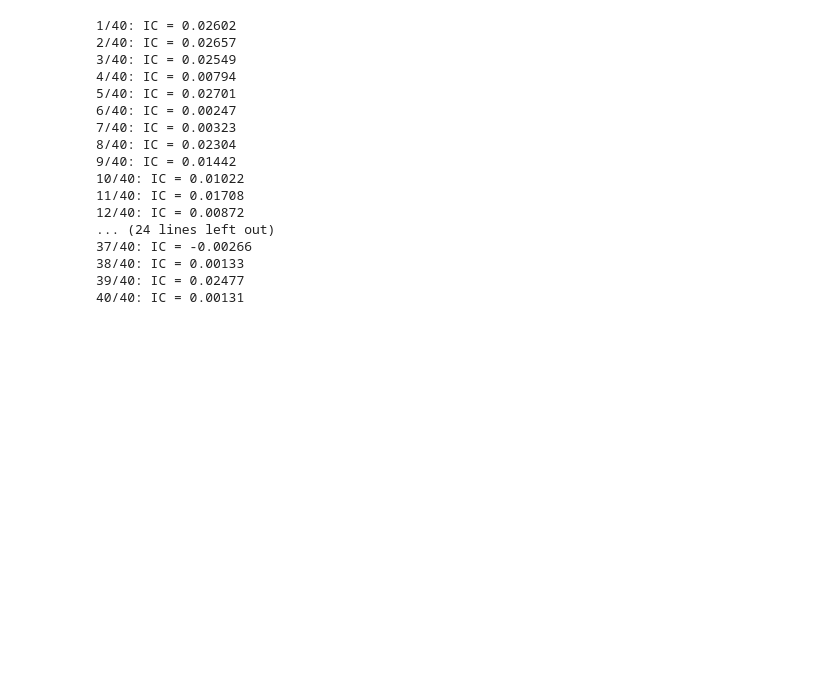
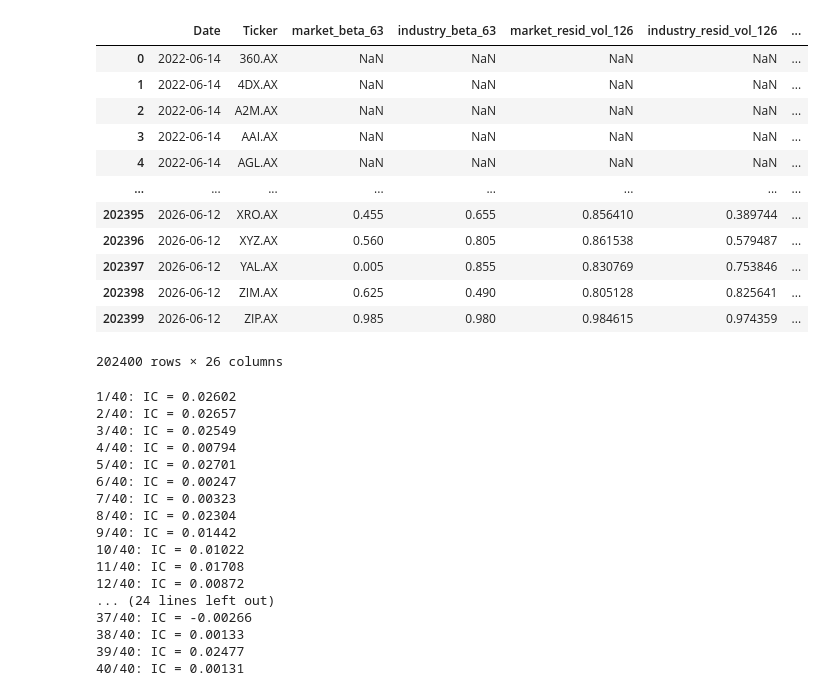
Before and after one commit to hungryfire267/systematic-equities-research, a Jupyter notebook: notebooks/lightgbm_walkforward_research.ipynb, the cells around one changed output. Saved outputs shown, nothing was run; the diff lists cells and outputs as text; code cells hidden in the pictures; blank space fills up the shorter version.

```diff
--- a/notebooks/lightgbm_walkforward_research.ipynb
+++ b/notebooks/lightgbm_walkforward_research.ipynb
@@ -18,6 +18,22 @@ from scripts.models.lightgbm.lightgbm_model import LightGBMRegressionModel
 from scripts.models.walk_forward import WalkForwardValidator
 # %%
 feature_matrix_df = pd.read_parquet(feature_matrix_pipeline_dict["feature_matrix_first"])
+# %%
+feature_matrix_df
+# %% [output]
+|  | Date | Ticker | market_beta_63 | industry_beta_63 | market_resid_vol_126 | industry_resid_vol_126 | ... |
+| 0 | 2022-06-14 | 360.AX | NaN | NaN | NaN | NaN | ... |
+| 1 | 2022-06-14 | 4DX.AX | NaN | NaN | NaN | NaN | ... |
+| 2 | 2022-06-14 | A2M.AX | NaN | NaN | NaN | NaN | ... |
+| 3 | 2022-06-14 | AAI.AX | NaN | NaN | NaN | NaN | ... |
+| 4 | 2022-06-14 | AGL.AX | NaN | NaN | NaN | NaN | ... |
+| ... | ... | ... | ... | ... | ... | ... | ... |
+| 202395 | 2026-06-12 | XRO.AX | 0.455 | 0.655 | 0.856410 | 0.389744 | ... |
+| 202396 | 2026-06-12 | XYZ.AX | 0.560 | 0.805 | 0.861538 | 0.579487 | ... |
+| 202397 | 2026-06-12 | YAL.AX | 0.005 | 0.855 | 0.830769 | 0.753846 | ... |
+| 202398 | 2026-06-12 | ZIM.AX | 0.625 | 0.490 | 0.805128 | 0.825641 | ... |
+| 202399 | 2026-06-12 | ZIP.AX | 0.985 | 0.980 | 0.984615 | 0.974359 | ... |
+202400 rows × 26 columns
 # %%
 feature_matrix_df = pd.read_parquet(feature_matrix_pipeline_dict["feature_matrix_first"])
 
```
Also changed, not shown: parts of 2 cells of this notebook, 4 other files.
